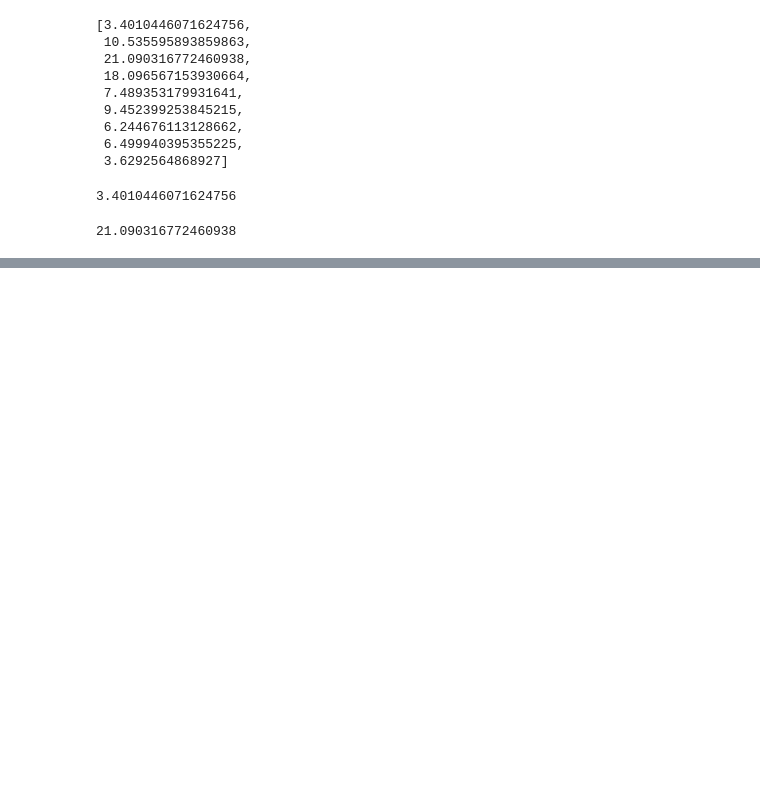
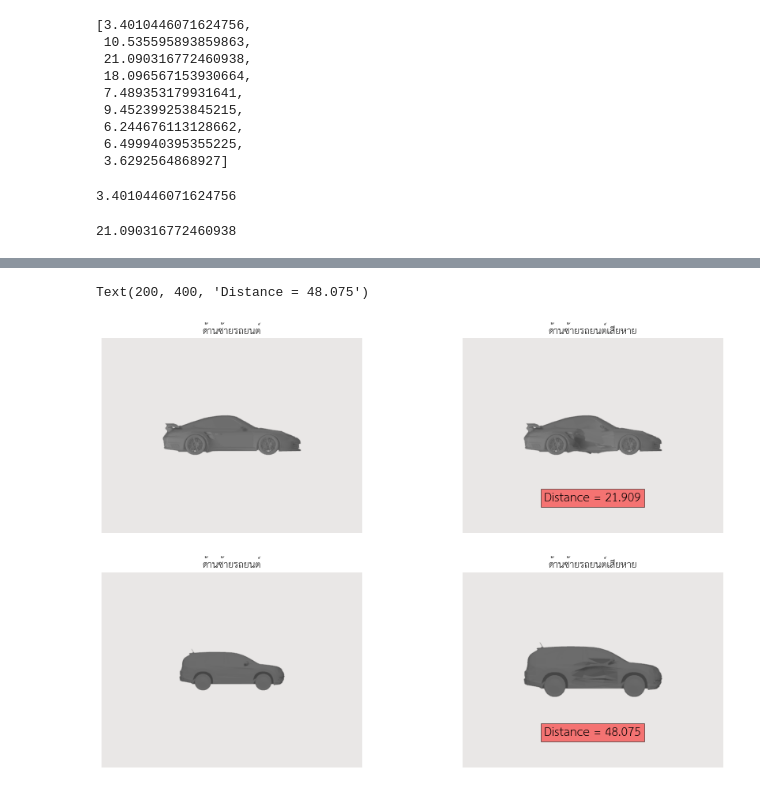
Before and after one commit to MeenTers/Project, a Jupyter notebook: Compare_view_3D.ipynb, the cells around one changed output, grey strips where cells are left out. Cells and saved outputs as stored; diff of their text form; code cells hidden in the pictures; blank space fills up the shorter version.

```diff
--- a/Compare_view_3D.ipynb
+++ b/Compare_view_3D.ipynb
@@ -346,0 +435,9 @@ max(id_back)
+# %%
+car4_dataset , car4_loader = get_dataset(r'/content/drive/MyDrive/3D_Model/Left/base')
+dmg4_dataset , dmg4_loader = get_dataset(r'/content/drive/MyDrive/3D_Model/Left/dmg')
+# %%
+id4b = get_features(vgg,car4_loader)
+id4v = get_features(vgg,dmg4_loader)
+# %%
+id_left = get_euclidean(id4b,id4v)
+id_left
@@ -346,0 +454,43 @@ max(id_back)
+# %%
+id1l    = cv2.imread('/content/drive/MyDrive/3D_Model/Left/base/test/ID1L.png')
+id1dmgl = cv2.imread('/content/drive/MyDrive/3D_Model/Left/dmg/test/ID1dmgl.png')
+id3l    = cv2.imread('/content/drive/MyDrive/3D_Model/Left/base/test/ID3L.png')
+id3dmgl = cv2.imread('/content/drive/MyDrive/3D_Model/Left/dmg/test/ID3dmgl.png')
+# %%
+# create figure
+fig = plt.figure(figsize=(15, 10))
+  # setting values to rows and column variables
+rows = 2
+columns = 2
+  # Adds a subplot at the 1st position
+fig.add_subplot(rows, columns, 1)
+  # showing image
+plt.imshow(id1l)
+plt.axis('off')
+plt.title('ด้านซ้ายรถยนต์')
+
+# Adds a subplot at the 2nd position
+fig.add_subplot(rows, columns, 2)
+# showing image
+plt.imshow(id1dmgl)
+plt.axis('off')
+plt.title('ด้านซ้ายรถยนต์เสียหาย')
+plt.text(200,400,'Distance = '+str(round(id_left[1],3)),fontsize = 15,bbox = dict(facecolor = 'red', alpha = 0.5))
+
+# Adds a subplot at the 3rd position
+fig.add_subplot(rows, columns, 3)
+  # showing image
+plt.imshow(id3l)
+plt.axis('off')
+plt.title('ด้านซ้ายรถยนต์')
+
+  # Adds a subplot at the 4th position
+fig.add_subplot(rows, columns, 4)
+  # showing image
+plt.imshow(id3dmgl)
+plt.axis('off')
+plt.title('ด้านซ้ายรถยนต์เสียหาย')
+plt.text(200,400,'Distance = '+str(round(id_left[3],3)),fontsize = 15,bbox = dict(facecolor = 'red', alpha = 0.5))
+# %% [output]
+Text(200, 400, 'Distance = 48.075')
+[figure, added]
```
Also changed, not shown: parts of 6 cells of this notebook.
